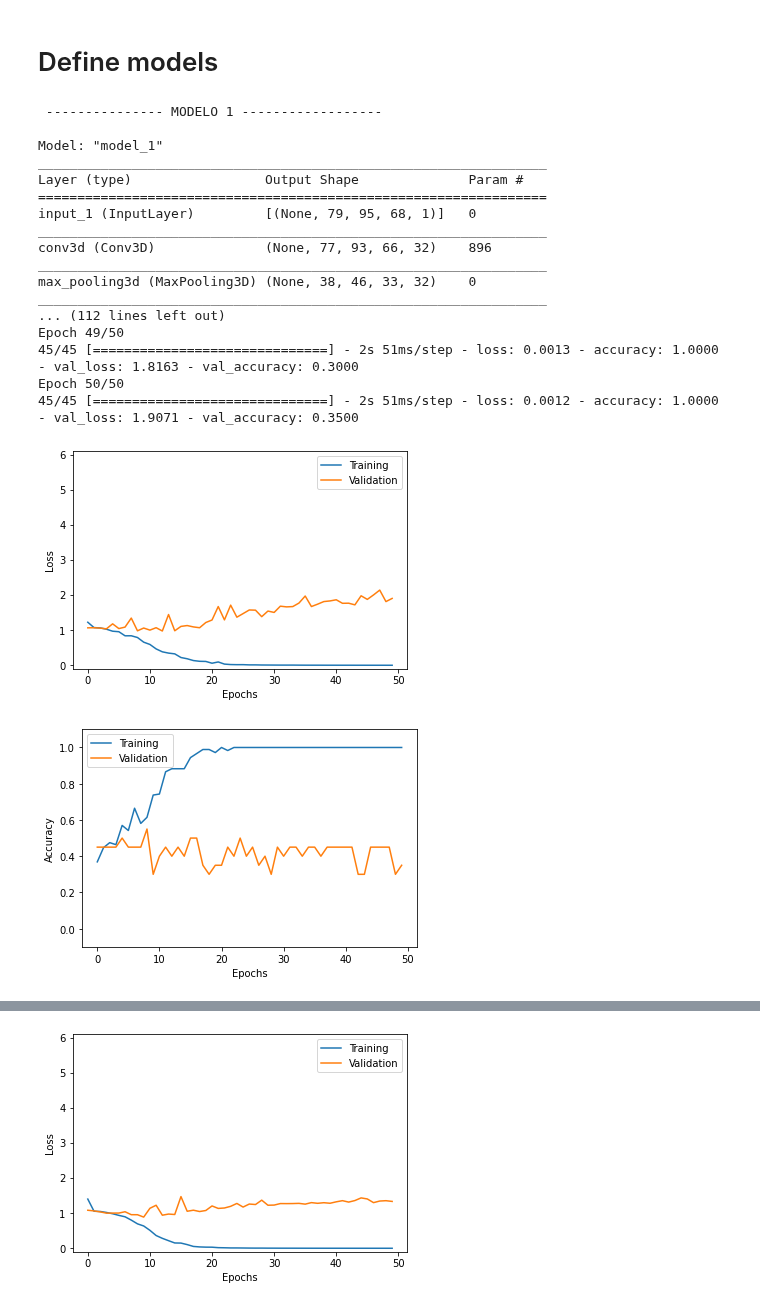
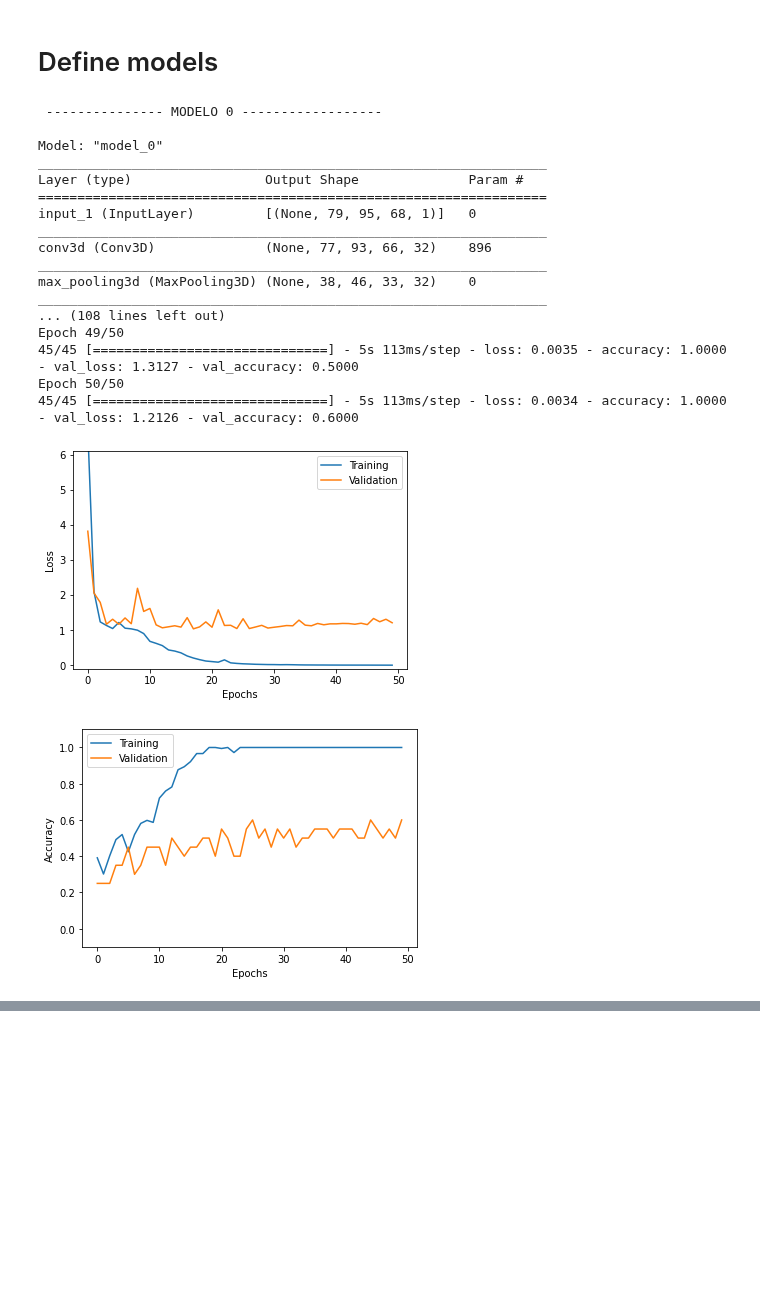
Before and after one commit to Angelvj/Alzheimer-disease-classification, a Jupyter notebook: code/jupyter/main.ipynb, the cells around one changed output, grey strips where cells are left out. Cells and saved outputs as stored; diff of their text form; code cells hidden in the pictures; blank space fills up the shorter version.

Commit message:
Hypertuned model  2

```diff
--- a/code/jupyter/main.ipynb
+++ b/code/jupyter/main.ipynb
@@ -403,12 +467,12 @@ sample_shape = (79,95,68,1)
 no_classes = 3
 
 def get_model_zero(width=79, height=95, depth=68):
+    # Training time (10-fold): 5s per epoch
     # 10-fold cross validation results:
-    #                   Accuracy                    Loss
-    # With dropout      0.4728947371244431          1.5121068477630615
-    # No dropout        0.4921052664518356          1.3477824926376343
-    # No drop. 64u      0.45210526287555697         1.35818772315979 -->
-    # Train 0.88 acc vs 1.0 in previous models
+    #                   Val_accuracy                Val_loss                Tr_accuracy         Tr_loss
+    # With dropout      0.46842105090618136         1.6831728219985962      0.9446927368640899  0.11225743502145633
+    # No dropout        0.473157899081707           1.5029887318611146      1.0                 0.0027088650298537687
+    # No drop. 64u
 
     inputs = k.Input((width, height, depth, 1))
 
@@ -427,7 +491,11 @@ def get_model_zero(width=79, height=95, depth=68):
 
 
 def get_model_one(width=79, height=95, depth=68):
-# (1.0, 0.0019101470068562775, 0.5381578862667084, 1.8131330549716949)
+    # Training time: 2s per epoch
+    # 10-fold cross validation results:
+    # Val_accuracy          Val_loss                Tr_accuracy     Tr_loss
+    # 0.5028947353363037    1.8094949841499328      1.0             0.001150345930363983
+
     inputs = k.Input((width, height, depth, 1))
 
     x = Conv3D(filters=32, kernel_size=3, activation="relu")(inputs)
@@ -469,23 +537,23 @@ def get_second_model(width=79, height=95, depth=68):
 # Fit model to data
 # Batch size of 16 as a standard starting point: https://machinelearningmastery.com/gentle-introduction-mini-batch-gradient-descent-configure-batch-size/ ?
 
-# print('\n --------------- MODELO 0 ------------------\n')
-# # Ya tiene los mejores hiperparámetros ajustados
-# model = get_model_zero()
-# model.summary()
-# results = cross_validate(model, X_train_n, y_train, 10, k.optimizers.Adam(lr=0.0001), 4, 50,
-#                verbose = 1, show_history = True)
-# print(results)
-# keras.backend.clear_session()
-
-print('\n --------------- MODELO 1 ------------------\n')
+print('\n --------------- MODELO 0 ------------------\n')
 # Ya tiene los mejores hiperparámetros ajustados
-model = get_model_one()
+model = get_model_zero()
 model.summary()
 results = cross_validate(model, X_train_n, y_train, 10, k.optimizers.Adam(lr=0.0001), 4, 50,
                verbose = 1, show_history = True)
 print(results)
 keras.backend.clear_session()
+
+# print('\n --------------- MODELO 1 ------------------\n')
+# # Ya tiene los mejores hiperparámetros ajustados
+# model = get_model_one()
+# model.summary()
+# results = cross_validate(model, X_train_n, y_train, 10, k.optimizers.Adam(lr=0.0001), 4, 10,
+#                verbose = 1, show_history = True)
+# print(results)
+# keras.backend.clear_session()
 
 # print('\n --------------- MODELO 2 ------------------\n')
 # model = get_second_model()
@@ -493,37 +561,37 @@ keras.backend.clear_session()
 
 
 # results = cross_validate(model, X_train_n, y_train, 10, k.optimizers.Adam(lr=0.0001), 4, 50,
 #                verbose = 1, show_history = True)
 
 # keras.backend.clear_session()
 
 
 # print('\n --------------- MODELO 3 ------------------\n')
 # model = get_model(3)
 # model.summary()
 
 # # opt = SGD(lr = 0.001, momentum = 0.9, nesterov = True)
 # results = cross_validate(model, X_train_n, y_train, 5,  k.optimizers.Adam(), 16, 30,
 #                verbose = 1, show_history = False)
 # print(results)
 # keras.backend.clear_session()
 # %% [output]
- --------------- MODELO 1 ------------------
+ --------------- MODELO 0 ------------------
 
-Model: "model_1"
+Model: "model_0"
 _________________________________________________________________
 Layer (type)                 Output Shape              Param #
 =================================================================
 input_1 (InputLayer)         [(None, 79, 95, 68, 1)]   0
 _________________________________________________________________
 conv3d (Conv3D)              (None, 77, 93, 66, 32)    896
 _________________________________________________________________
 max_pooling3d (MaxPooling3D) (None, 38, 46, 33, 32)    0
 _________________________________________________________________
-... (112 lines left out)
+... (108 lines left out)
 Epoch 49/50
-45/45 [==============================] - 2s 51ms/step - loss: 0.0013 - accuracy: 1.0000 - val_loss: 1.8163 - val_accuracy: 0.3000
+45/45 [==============================] - 5s 113ms/step - loss: 0.0035 - accuracy: 1.0000 - val_loss: 1.3127 - val_accuracy: 0.5000
 Epoch 50/50
-45/45 [==============================] - 2s 51ms/step - loss: 0.0012 - accuracy: 1.0000 - val_loss: 1.9071 - val_accuracy: 0.3500
+45/45 [==============================] - 5s 113ms/step - loss: 0.0034 - accuracy: 1.0000 - val_loss: 1.2126 - val_accuracy: 0.6000
-[figure, old version]
+[figure, new version]
-[figure, old version]
+[figure, new version]
@@ -547 +605,0 @@ Epoch 50/50
-[figure, removed]
```
Also changed, not shown: parts of 6 cells of this notebook.
